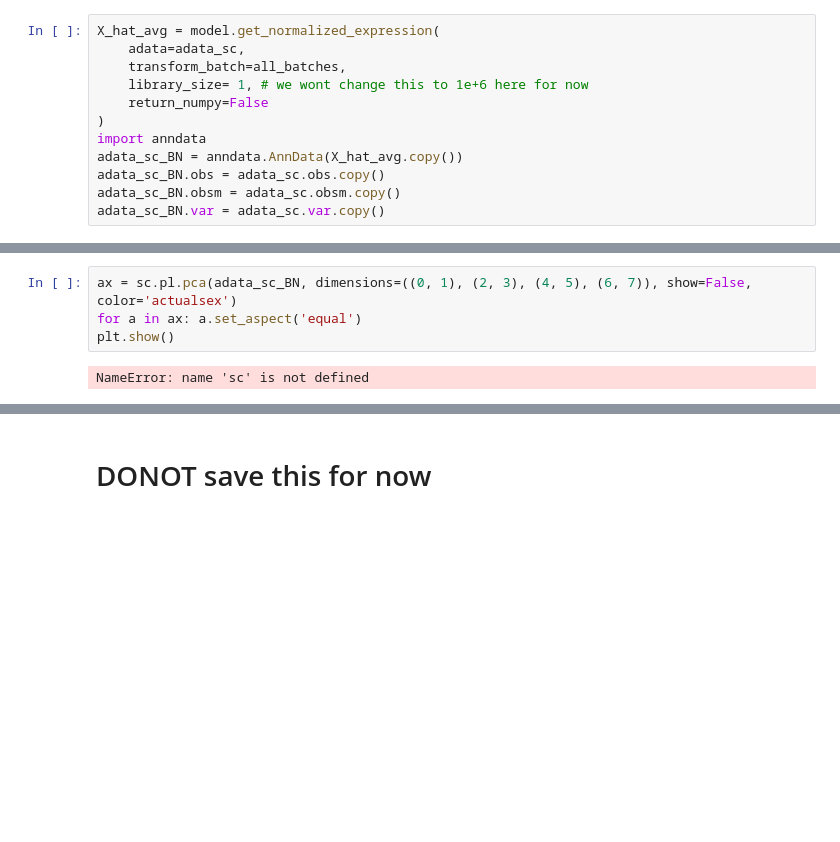
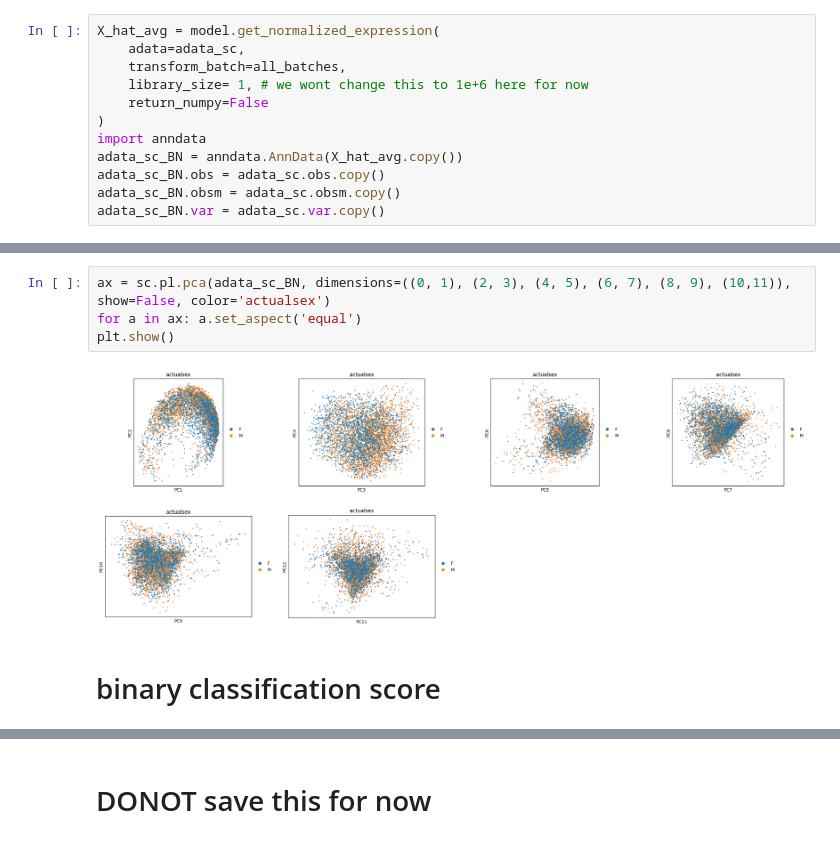
Before and after one commit to AllenNeuralDynamics/LCNE_transcriptomics_preprocess, a Jupyter notebook: notebooks/snRNA_batchcorrection_savesex.ipynb, the cells around one changed output, grey strips where cells are left out. Drawn from its saved outputs; the diff is of its cells as text; blank space fills up the shorter version.

```diff
--- a/notebooks/snRNA_batchcorrection_savesex.ipynb
+++ b/notebooks/snRNA_batchcorrection_savesex.ipynb
@@ -123,6 +131,8 @@ plt.show()
 # %%
-ax = sc.pl.pca(adata_sc_BN, dimensions=((0, 1), (2, 3), (4, 5), (6, 7)), show=False, color='actualsex')
+ax = sc.pl.pca(adata_sc_BN, dimensions=((0, 1), (2, 3), (4, 5), (6, 7), (8, 9), (10,11)), show=False, color='actualsex')
 for a in ax: a.set_aspect('equal')
 plt.show()
 # %% [output]
-NameError: name 'sc' is not defined
+[figure, added]
+# %% [markdown]
+# binary classification score
```
Also changed, not shown: parts of 11 cells of this notebook, 2 other files.
